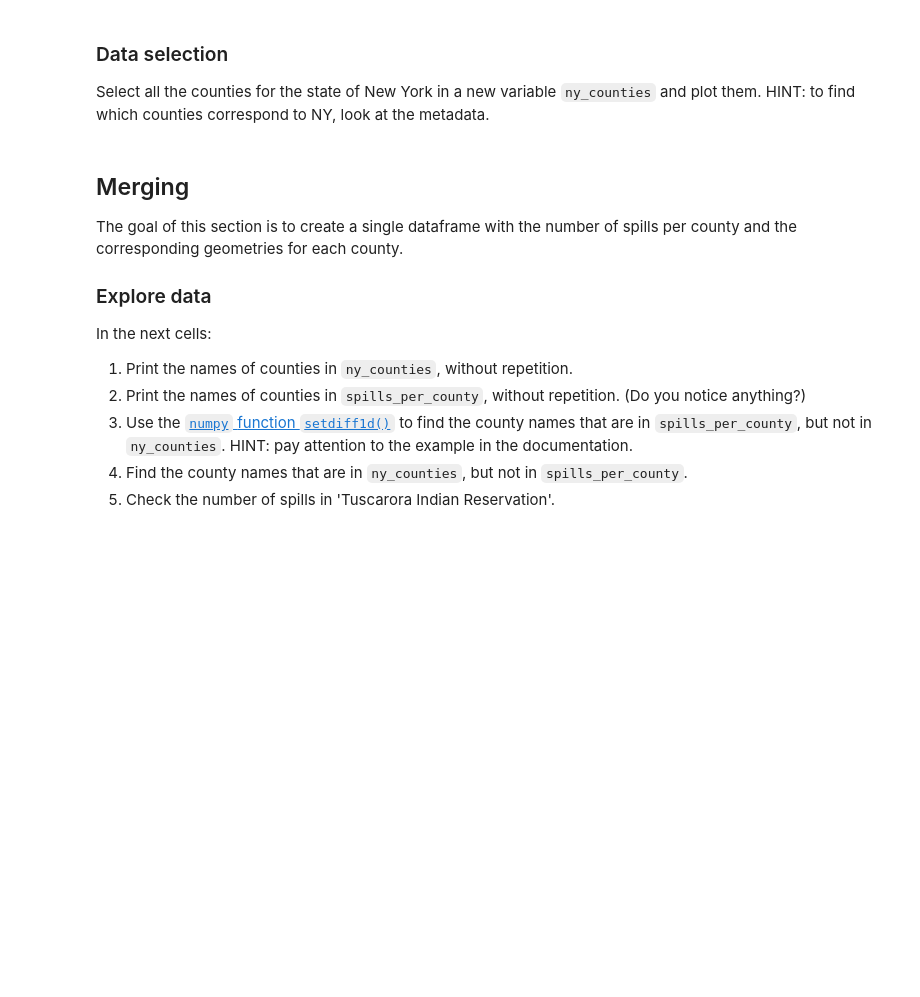
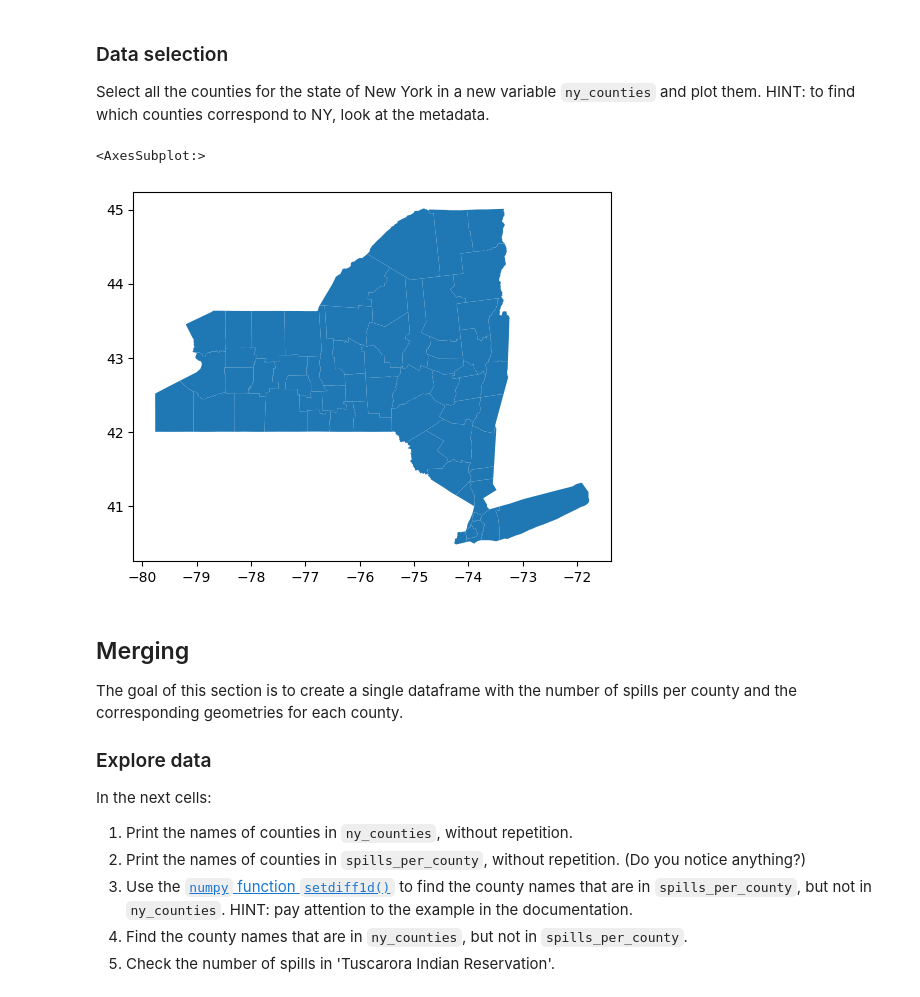
Before and after one commit to Sujan-Bhattarai12/eds220-assignment3, a Jupyter notebook: hwk3-task1-spills.ipynb, the cells around one changed output. Drawn from its saved outputs; the diff is of its cells as text; code cells hidden in the pictures; blank space fills up the shorter version.

```diff
--- a/hwk3-task1-spills.ipynb
+++ b/hwk3-task1-spills.ipynb
@@ -232,3 +286,11 @@ Select all the counties for the state of New York in a new variable `ny_counties
+# %%
+# your code here
+#access the page here: https://www.census.gov/library/reference/code-lists/ansi.html#states
+ny_counties = counties[counties['statefp']== '36']
+ny_counties.plot()
+# %% [output]
+<AxesSubplot:>
+[figure, added]
 # %% [markdown]
 ## Merging
 
```
Also changed, not shown: parts of 12 cells of this notebook.
